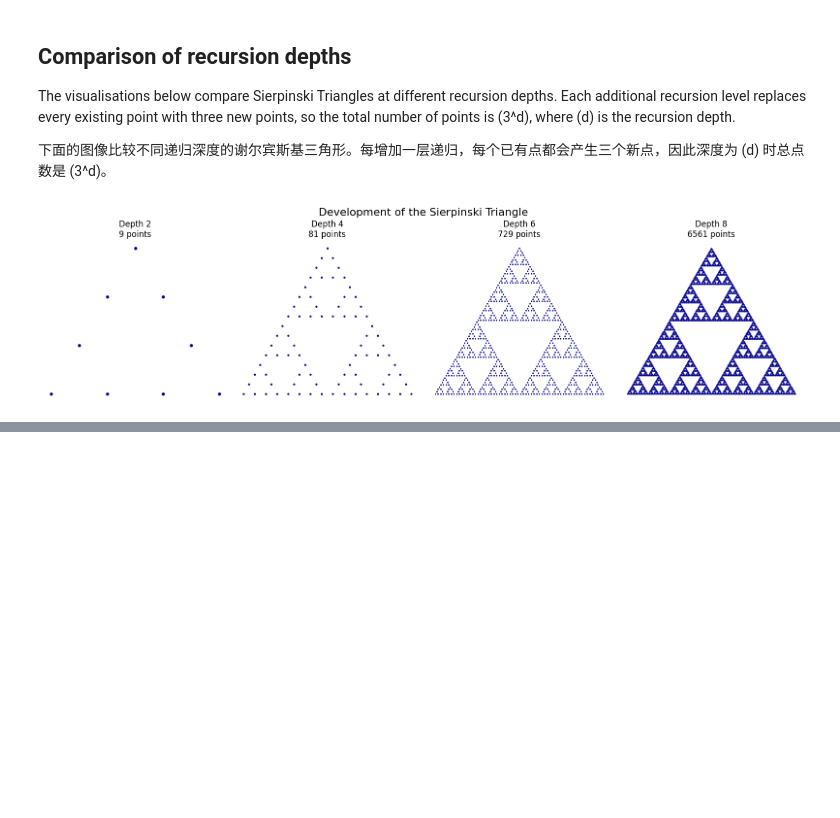
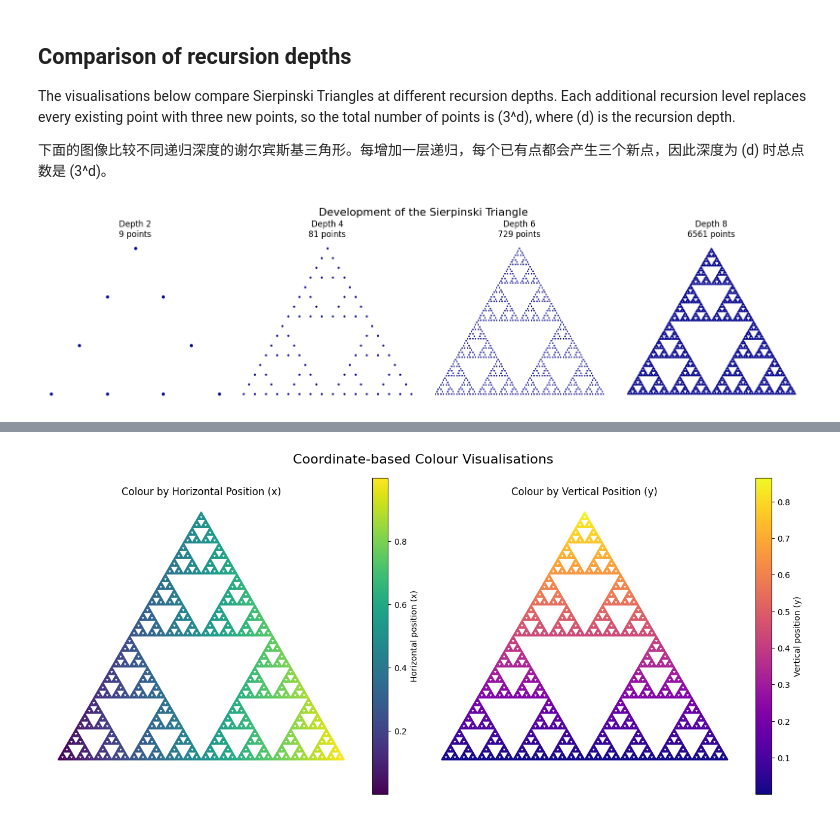
Before and after one commit to claire12-liao/COMP3710-Sierpinski-Triangle, a Jupyter notebook: COMP3710_Sierpinski_Triangle.ipynb, the cells around one changed output, grey strips where cells are left out. Drawn from its saved outputs; the diff is of its cells as text; code cells hidden in the pictures; blank space fills up the shorter version.

Commit message:
Add coordinate-based colour visualisations
Map colour to x and y coordinates to show the spatial distribution of the fractal points.

```diff
--- a/COMP3710_Sierpinski_Triangle.ipynb
+++ b/COMP3710_Sierpinski_Triangle.ipynb
@@ -222,0 +229,89 @@ plt.show()
+# %%
+# 设置颜色可视化使用的递归深度
+# Set the recursion depth used for colour visualisation
+colour_depth = 9
+
+# 使用PyTorch在所选设备上生成分形坐标
+# Generate the fractal coordinates using PyTorch on the selected device
+colour_points_tensor = generate_sierpinski_triangle(
+    colour_depth,
+    device
+)
+
+# 输出信息，证明坐标是在GPU上生成的
+# Print information to verify that the coordinates were generated on the GPU
+print("Colour visualisation depth:", colour_depth)
+print("Number of points:", colour_points_tensor.shape[0])
+print("Tensor device:", colour_points_tensor.device)
+
+# Matplotlib需要CPU上的NumPy数组
+# Matplotlib requires a NumPy array stored on the CPU
+colour_points = (
+    colour_points_tensor
+    .detach()
+    .cpu()
+    .numpy()
+)
+
+# 创建一行两列的图像区域
+# Create a figure containing one row and two columns
+fig, axes = plt.subplots(1, 2, figsize=(13, 6))
+
+# 第一张图：根据横坐标x设置颜色
+# First plot: map colour to the horizontal x-coordinate
+horizontal_plot = axes[0].scatter(
+    colour_points[:, 0],
+    colour_points[:, 1],
+    c=colour_points[:, 0],
+    cmap="viridis",
+    s=0.5
+)
+
+axes[0].set_title("Colour by Horizontal Position (x)")
+axes[0].set_aspect("equal")
+axes[0].axis("off")
+
+# 添加横坐标颜色条
+# Add a colour bar for the horizontal coordinate
+horizontal_colourbar = fig.colorbar(
+    horizontal_plot,
+    ax=axes[0],
+    fraction=0.046,
+    pad=0.04
+)
+horizontal_colourbar.set_label("Horizontal position (x)")
+
+# 第二张图：根据纵坐标y设置颜色
+# Second plot: map colour to the vertical y-coordinate
+vertical_plot = axes[1].scatter(
+    colour_points[:, 0],
+    colour_points[:, 1],
+    c=colour_points[:, 1],
+    cmap="plasma",
+    s=0.5
+)
+
+axes[1].set_title("Colour by Vertical Position (y)")
+axes[1].set_aspect("equal")
+axes[1].axis("off")
+
+# 添加纵坐标颜色条
+# Add a colour bar for the vertical coordinate
+vertical_colourbar = fig.colorbar(
+    vertical_plot,
+    ax=axes[1],
+    fraction=0.046,
+    pad=0.04
+)
+vertical_colourbar.set_label("Vertical position (y)")
+
+# 添加整张图的标题
+# Add a title for the complete visualisation
+plt.suptitle(
+    "Coordinate-based Colour Visualisations",
+    fontsize=16
+)
+
+plt.tight_layout()
+plt.show()
+# %% [output]
@@ -222,0 +321 @@ plt.show()
+[figure, added]
```
Also changed, not shown: parts of 2 cells of this notebook.
